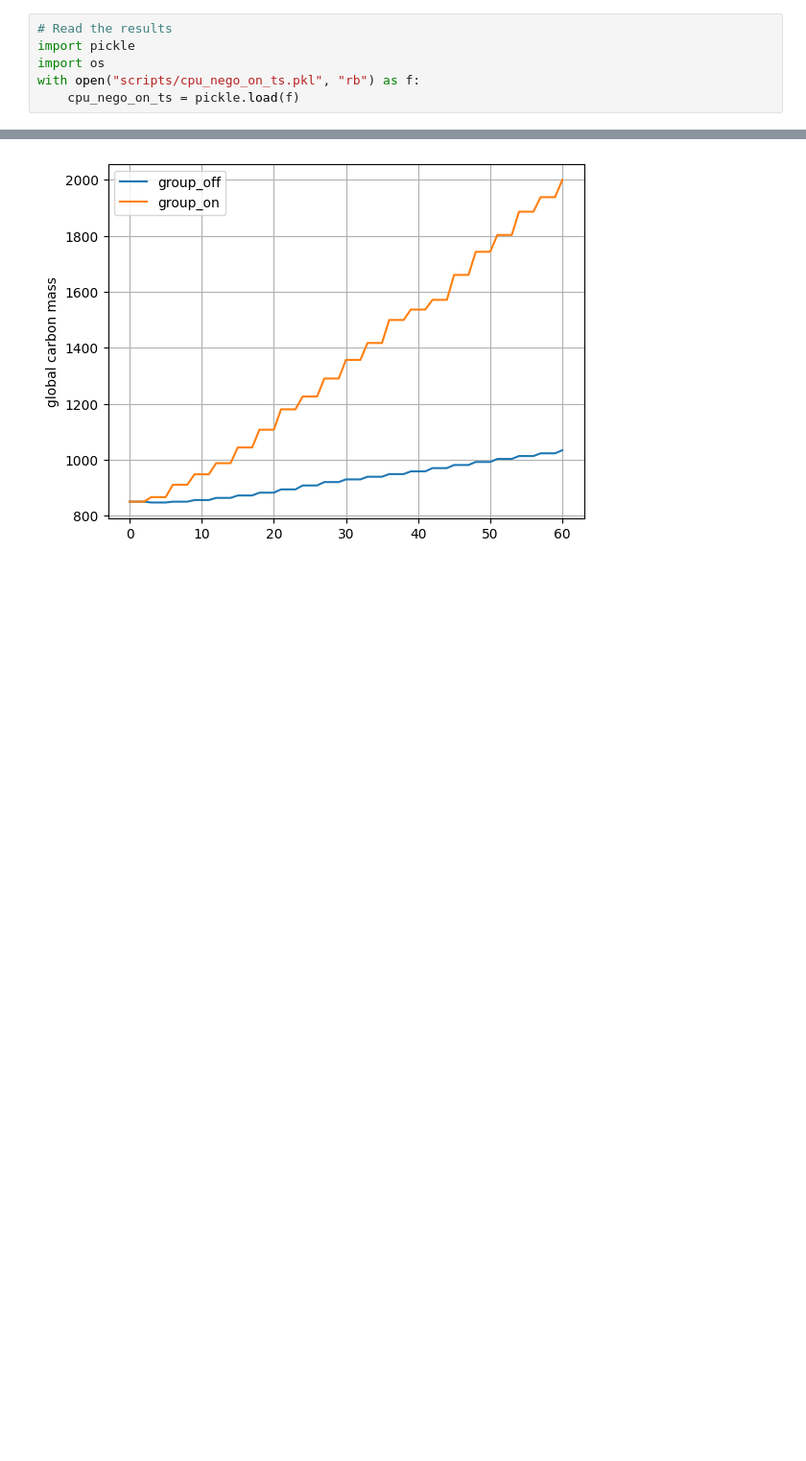
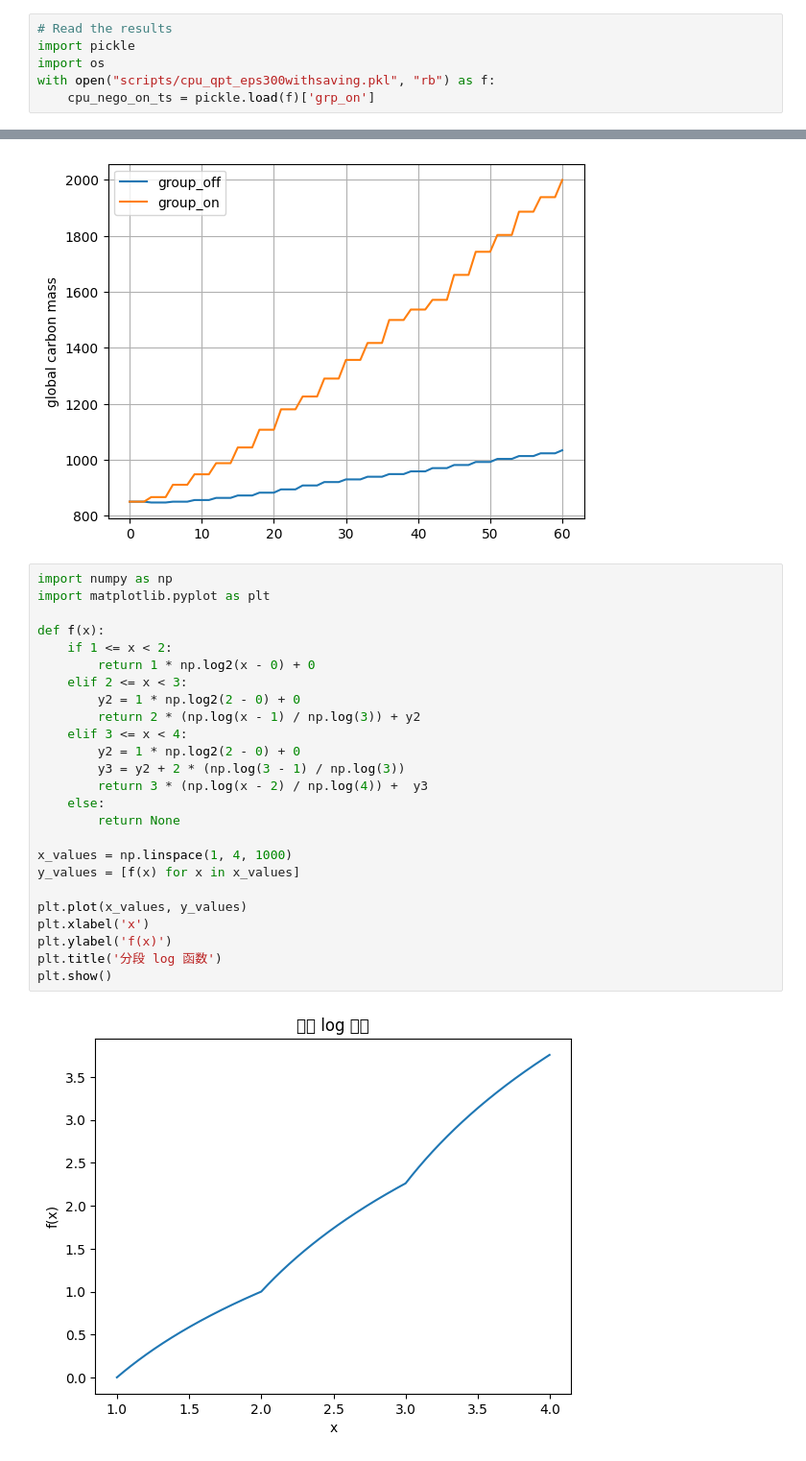
Before and after one commit to GeminiLn/AI4GCC, a Jupyter notebook: train_test.ipynb, the cells around one changed output, grey strips where cells are left out. Shown at 96% size. Saved outputs shown, nothing was run; the diff lists cells and outputs as text; blank space fills up the shorter version.

```diff
--- a/train_test.ipynb
+++ b/train_test.ipynb
@@ -165,8 +165,8 @@ from codecarbon import EmissionsTracker
 # Read the results
 import pickle
 import os
-with open("scripts/cpu_nego_on_ts.pkl", "rb") as f:
-    cpu_nego_on_ts = pickle.load(f)
+with open("scripts/cpu_qpt_eps300withsaving.pkl", "rb") as f:
+    cpu_nego_on_ts = pickle.load(f)['grp_on']
 # %%
 os.chdir(os.path.join(_ROOT,"scripts"))
 from evaluate_submission import val_metrics
@@ -353,3 +381,30 @@ plt.ylabel('global carbon mass')
 # %% [output]
 Text(0, 0.5, 'global carbon mass')
 [figure]
+# %%
+import numpy as np
+import matplotlib.pyplot as plt
+
+def f(x):
+    if 1 <= x < 2:
+        return 1 * np.log2(x - 0) + 0
+    elif 2 <= x < 3:
+        y2 = 1 * np.log2(2 - 0) + 0
+        return 2 * (np.log(x - 1) / np.log(3)) + y2
+    elif 3 <= x < 4:
+        y2 = 1 * np.log2(2 - 0) + 0
+        y3 = y2 + 2 * (np.log(3 - 1) / np.log(3))
+        return 3 * (np.log(x - 2) / np.log(4)) +  y3
+    else:
+        return None
+
+x_values = np.linspace(1, 4, 1000)
+y_values = [f(x) for x in x_values]
+
+plt.plot(x_values, y_values)
+plt.xlabel('x')
+plt.ylabel('f(x)')
+plt.title('分段 log 函数')
+plt.show()
+# %% [output]
+[figure, added]
```
Also changed, not shown: parts of 3 cells of this notebook, 3 other files.
